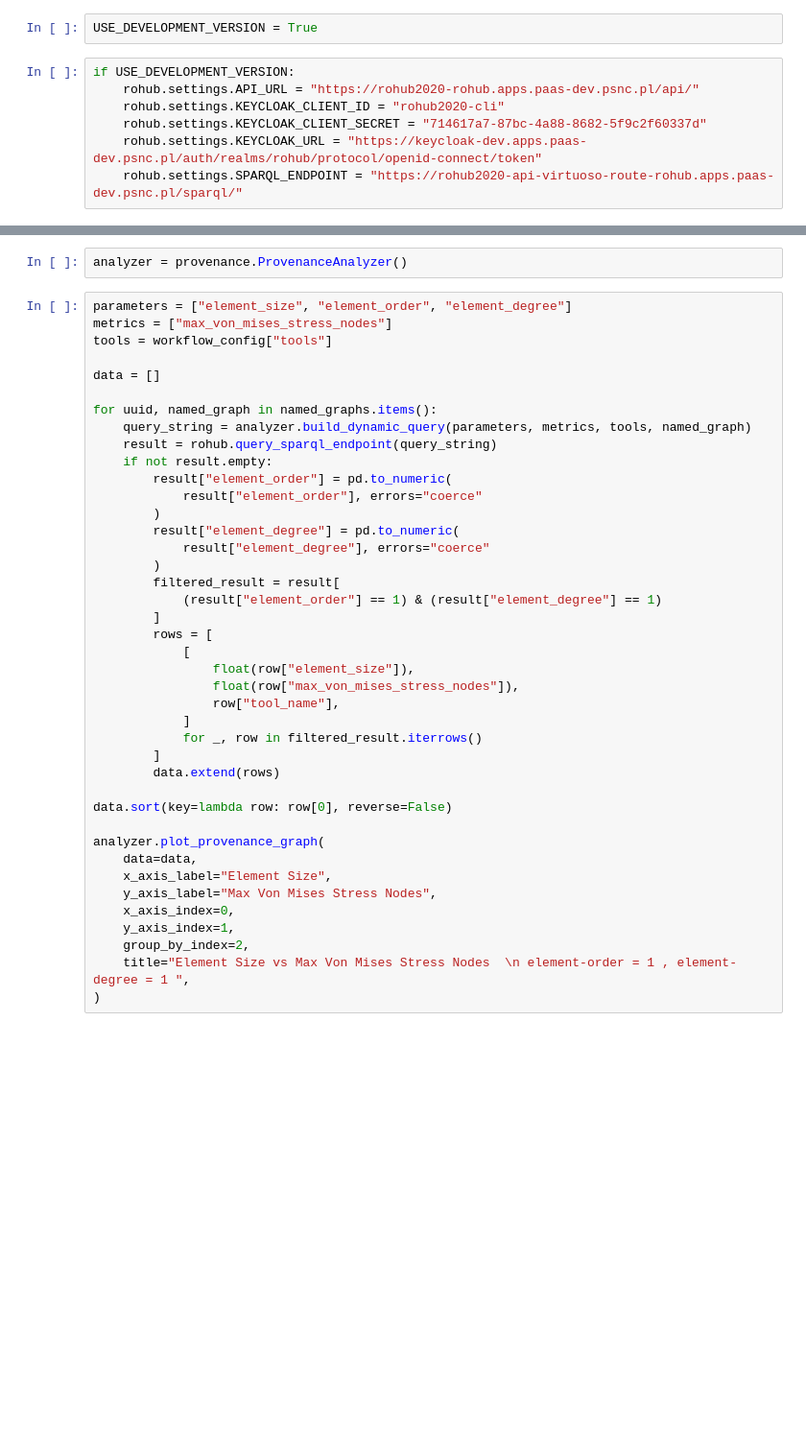
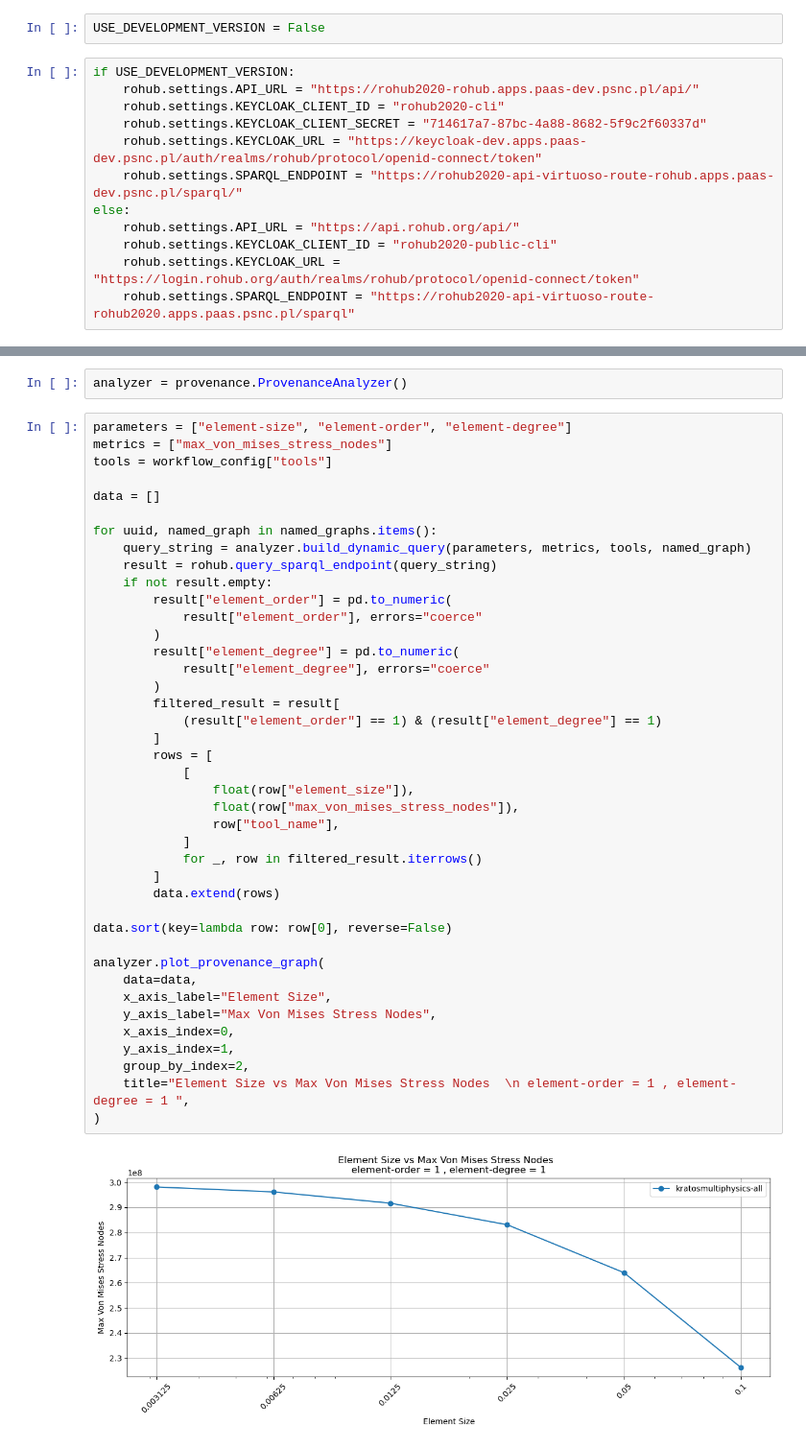
Before and after one commit to BAMresearch/NFDI4IngModelValidationPlatform, a Jupyter notebook: benchmarks/notebooks/RoCrate.ipynb, the cells around one changed output, grey strips where cells are left out. Shown at 96% size. Cells and saved outputs as stored; diff of their text form; blank space fills up the shorter version.

Commit message:
Fix parameter names

```diff
--- a/benchmarks/notebooks/RoCrate.ipynb
+++ b/benchmarks/notebooks/RoCrate.ipynb
@@ -21,5 +30,5 @@ importlib.reload(provenance)
 # %%
-USE_DEVELOPMENT_VERSION = True
+USE_DEVELOPMENT_VERSION = False
 # %%
 if USE_DEVELOPMENT_VERSION:
     rohub.settings.API_URL = "https://rohub2020-rohub.apps.paas-dev.psnc.pl/api/"
@@ -27,6 +36,11 @@ if USE_DEVELOPMENT_VERSION:
     rohub.settings.KEYCLOAK_CLIENT_SECRET = "714617a7-87bc-4a88-8682-5f9c2f60337d"
     rohub.settings.KEYCLOAK_URL = "https://keycloak-dev.apps.paas-dev.psnc.pl/auth/realms/rohub/protocol/openid-connect/token"
     rohub.settings.SPARQL_ENDPOINT = "https://rohub2020-api-virtuoso-route-rohub.apps.paas-dev.psnc.pl/sparql/"
+else:
+    rohub.settings.API_URL = "https://api.rohub.org/api/"
+    rohub.settings.KEYCLOAK_CLIENT_ID = "rohub2020-public-cli"
+    rohub.settings.KEYCLOAK_URL = "https://login.rohub.org/auth/realms/rohub/protocol/openid-connect/token"
+    rohub.settings.SPARQL_ENDPOINT = "https://rohub2020-api-virtuoso-route-rohub2020.apps.paas.psnc.pl/sparql"
 # %%
 username = ""
 password = ""
@@ -75,7 +111,7 @@ for UUID in uuids:
 # %%
 analyzer = provenance.ProvenanceAnalyzer()
 # %%
-parameters = ["element_size", "element_order", "element_degree"]
+parameters = ["element-size", "element-order", "element-degree"]
 metrics = ["max_von_mises_stress_nodes"]
 tools = workflow_config["tools"]
 
@@ -88,31 +124,33 @@ for uuid, named_graph in named_graphs.items():
         result["element_order"] = pd.to_numeric(
             result["element_order"], errors="coerce"
         )
         result["element_degree"] = pd.to_numeric(
             result["element_degree"], errors="coerce"
         )
         filtered_result = result[
             (result["element_order"] == 1) & (result["element_degree"] == 1)
         ]
         rows = [
             [
                 float(row["element_size"]),
                 float(row["max_von_mises_stress_nodes"]),
                 row["tool_name"],
             ]
             for _, row in filtered_result.iterrows()
         ]
         data.extend(rows)
 
 data.sort(key=lambda row: row[0], reverse=False)
 
 analyzer.plot_provenance_graph(
     data=data,
     x_axis_label="Element Size",
     y_axis_label="Max Von Mises Stress Nodes",
     x_axis_index=0,
     y_axis_index=1,
     group_by_index=2,
     title="Element Size vs Max Von Mises Stress Nodes  \n element-order = 1 , element-degree = 1 ",
 )
+# %% [output]
+[figure, added]
 # %%
```
Also changed, not shown: parts of 10 cells of this notebook, 2 other files.
